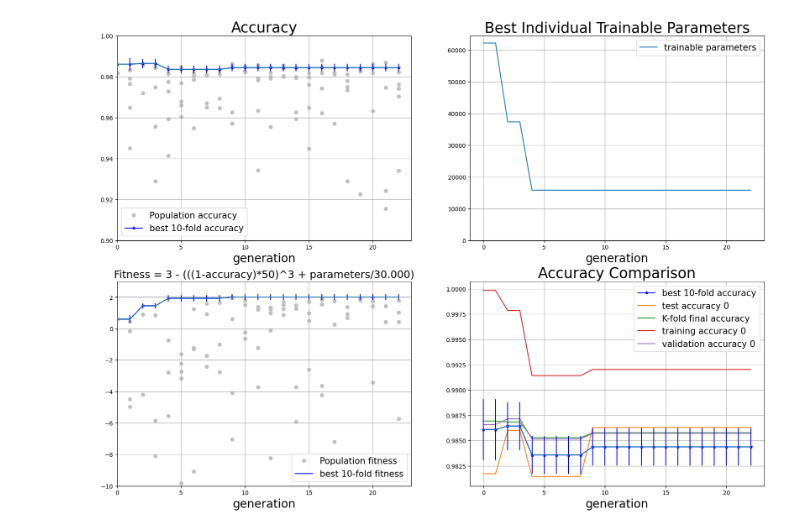
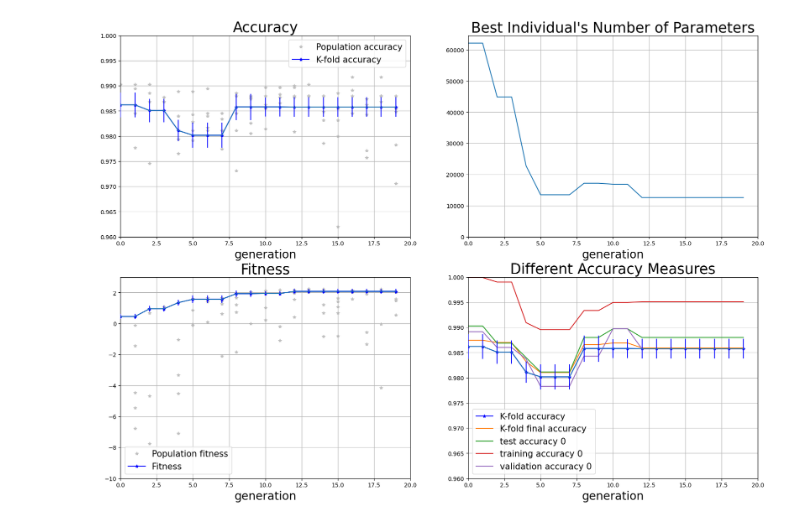
Before and after one commit to ChristianNieber/nas_on_cnns, a Jupyter notebook: run_statistics.ipynb, the cells around one changed output. Saved outputs shown, nothing was run; the diff lists cells and outputs as text; code cells hidden in the pictures.

Commit message:
evaluation cache, lenet_adam.grammar

```diff
--- a/run_statistics.ipynb
+++ b/run_statistics.ipynb
@@ -5,15 +6,23 @@ import matplotlib.pyplot as plt
 # %%
-experiment_name = 'Perceptron 6'
-statistics_file = 'D:/experiments/' + experiment_name + '/statistics.json'
-with open(statistics_file) as f:
-	stat = json.load(f)
+experiment_name = 'Lenet 10'
+statistics_file = 'D:/experiments/' + experiment_name + '/statistics.pkl'
+
+with open(statistics_file, 'rb') as f:
+	stat = pickle.load(f)
 
 def to_numpy(list_of_lists):
 	for i in range(0, len(list_of_lists)):
 		if len(list_of_lists[i]) > 5:
 			list_of_lists[i] = list_of_lists[i][0:5]
 	return np.array(list_of_lists)
+
+def hms(seconds):
+	return time.strftime("%H:%M:%S", time.gmtime(seconds))
 # %%
+print(f"{stat.run_generation} generations")
+print(f"{stat.evaluations_total} evaluations ({stat.evaluations_k_folds} for k-folds), {stat.evaluations_cache_hits} cache hits, {stat.evaluations_invalid} invalid")
+print(f"runtime {hms(stat.run_time)}, evaluations {hms(stat.eval_time)} ({hms(stat.eval_time_k_folds)} for k-folds)")
+
 # show label for 'Population accuracy' only once
 def reduced_legend(ax, population_size):
 	handles, labels = ax.get_legend_handles_labels()
@@ -21,50 +30,60 @@ def reduced_legend(ax, population_size):
 	ax.legend([handle for i,handle in enumerate(handles) if i in display],
 				[label for i,label in enumerate(labels) if i in display], loc = 'best', fontsize=15)
 
+generation_accuracy = to_numpy(stat.generation_accuracy)
+(ngenerations, population_size) = generation_accuracy.shape
+xscale = np.arange(0, ngenerations)
+
 fig, ((ax, ax2), (ax3, ax4)) = plt.subplots(2, 2, figsize=(20,14))
 
-ax.set_title('Best Individual Accuracy', fontsize=25)
+ax.set_title('Accuracy', fontsize=25)
 ax.set_xlabel("generation", fontsize=20)
 
-generation_accuracy = to_numpy(stat['generation_accuracy'])
-(ngenerations, population_size) = generation_accuracy.shape
-xscale = np.arange(0, ngenerations)
 for i in range(population_size):
-	ax.plot(generation_accuracy[:, i], '-',color ='#C0C0C0',label = 'Population accuracy',zorder=-32)
-ax.plot(xscale, stat['k_fold_accuracy'], 'b*-', label="K-fold accuracy")
-ax.errorbar(xscale, stat['k_fold_accuracy'], yerr = stat['k_fold_accuracy_std'], ecolor='b', zorder=10)
-ax.plot(stat['k_fold_final_accuracy'], label="K-fold final accuracy")
-#ax.plot(stat['accuracy'], label="test accuracy 0")
-#ax.plot(stat['train_accuracy'], label="training accuracy 0")
-#ax.plot(stat['val_accuracy'], label="validation accuracy 0")
-ax.set_ylim(0.9, 1.0)
+	ax.plot(generation_accuracy[:, i], '*',color ='#C0C0C0',label = 'Population accuracy',zorder=-32)
+if len(stat.k_fold_accuracy):
+	ax.plot(xscale, stat.k_fold_accuracy, 'b*-', label="K-fold accuracy")
+	ax.errorbar(xscale, stat.k_fold_accuracy, yerr = stat.k_fold_accuracy_std, ecolor='b', zorder=10)
+else:
+	ax.plot(stat.accuracy, 'b*-', label="test accuracy 0")
+ax.set_ylim(0.96, 1.0)
 ax.set_xlim(0, ngenerations)
 reduced_legend(ax, population_size)
 ax.grid(True)
 
-ax2.set_title('Best Individual Trainable Parameters', fontsize=25)
-ax2.set_xlabel("epoch", fontsize=20)
-ax2.plot(stat['parameters'], label="trainable parameters")
+ax2.set_title("Best Individual's Number of Parameters", fontsize=25)
+ax2.set_xlabel("generation", fontsize=20)
+ax2.plot(stat.parameters, label="parameters")
+ax2.set_xlim(0, ngenerations)
+ax2.set_ylim(0)
+ax2.grid(True)
 
-ax3.set_title('Best Individual Fitness', fontsize=25)
-ax3.set_xlabel("epoch", fontsize=20)
-generation_fitness = to_numpy(stat['generation_fitness'])
+ax3.set_title('Fitness', fontsize=25)
+ax3.set_xlabel("generation", fontsize=20)
+generation_fitness = to_numpy(stat.generation_fitness)
 (ngenerations, population_size) = generation_fitness.shape
 xscale = np.arange(0, ngenerations)
 for i in range(population_size):
-	ax3.plot(generation_fitness[:, i], '-',color ='#C0C0C0',label = 'Population fitness',zorder=-32)
-ax3.plot(stat['fitness'], label="Fitness")
+	ax3.plot(generation_fitness[:, i], '*',color ='#C0C0C0',label = 'Population fitness',zorder=-32)
+ax3.plot(stat.fitness, 'b*-', label="Fitness")
+if stat.k_fold_fitness_std:
+	ax3.errorbar(xscale, stat.fitness, yerr = stat.k_fold_fitness_std, ecolor='b', zorder=10)
 ax3.set_ylim(-10, 3)
 ax3.set_xlim(0, ngenerations)
 reduced_legend(ax3, population_size)
 ax3.grid(True)
 
-ax4.set_title('Best Individual Loss', fontsize=25)
-ax4.set_xlabel("epoch", fontsize=20)
-ax4.plot(stat['train_loss'], label="Training loss")
-ax4.plot(stat['val_loss'], label="Validation loss")
+ax4.set_title('Different Accuracy Measures', fontsize=25)
+ax4.set_xlabel("generation", fontsize=20)
+if len(stat.k_fold_accuracy):
+	ax4.plot(xscale, stat.k_fold_accuracy, 'b*-', label="K-fold accuracy")
+	ax4.errorbar(xscale, stat.k_fold_accuracy, yerr = stat.k_fold_accuracy_std, ecolor='b', zorder=10)
+	ax4.plot(stat.k_fold_final_accuracy, label="K-fold final accuracy")
+ax4.plot(stat.accuracy, label="test accuracy 0")
+ax4.plot(stat.train_accuracy, label="training accuracy 0")
+ax4.plot(stat.val_accuracy, label="validation accuracy 0")
+ax4.set_ylim(0.96, 1.0)
+ax4.set_xlim(0, ngenerations)
 ax4.legend(fontsize=15)
-
-ax2.grid(True)
 ax4.grid(True)
 # %% [output]
@@ -73 +93 @@ Evaluations: 171 (60 for k-folds) in 53 min (19 for k-folds)
-[figure, old version]
+[figure, new version]
```
Also changed, not shown: parts of 2 cells of this notebook, 11 other files.
